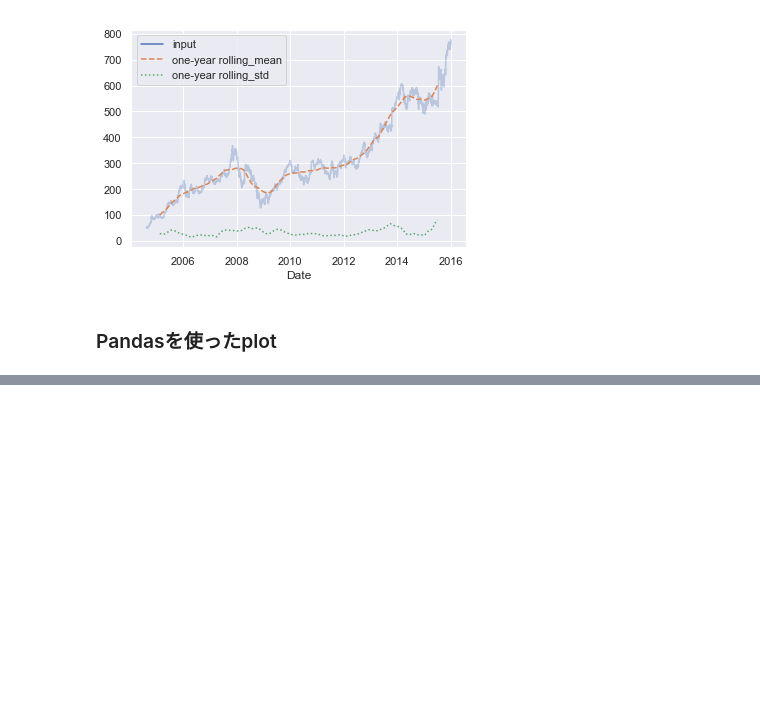
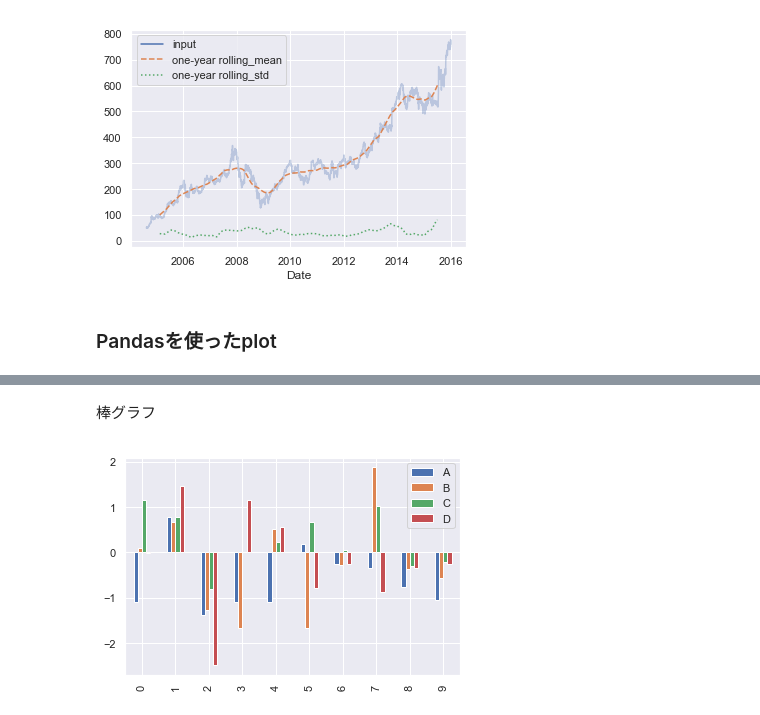
Before and after one commit to masakiaota/study, a Jupyter notebook: my_cheatsheet/Pandas.ipynb, the cells around one changed output, grey strips where cells are left out. Cells and saved outputs as stored; diff of their text form; code cells hidden in the pictures; blank space fills up the shorter version.

Commit message:
add pandas plot

```diff
--- a/my_cheatsheet/Pandas.ipynb
+++ b/my_cheatsheet/Pandas.ipynb
@@ -1113,0 +1121,3 @@ ax.lines[0].set_alpha(0.3)
+# %%
+df = pd.DataFrame(np.random.randn(10, 4), columns=list('ABCD'))
+df.head()
@@ -1113,0 +1131,6 @@ ax.lines[0].set_alpha(0.3)
+# %% [markdown]
+棒グラフ
+# %%
+df.plot.bar(); #各サンプルについての可視化(あんま使わんだろうけど)
+# %% [output]
+[figure, added]
```
Also changed, not shown: parts of 23 cells of this notebook.
